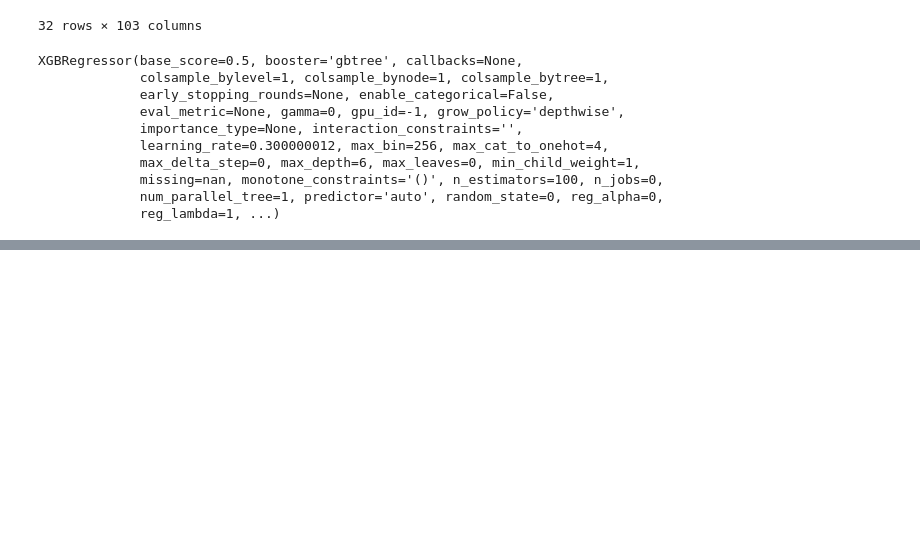
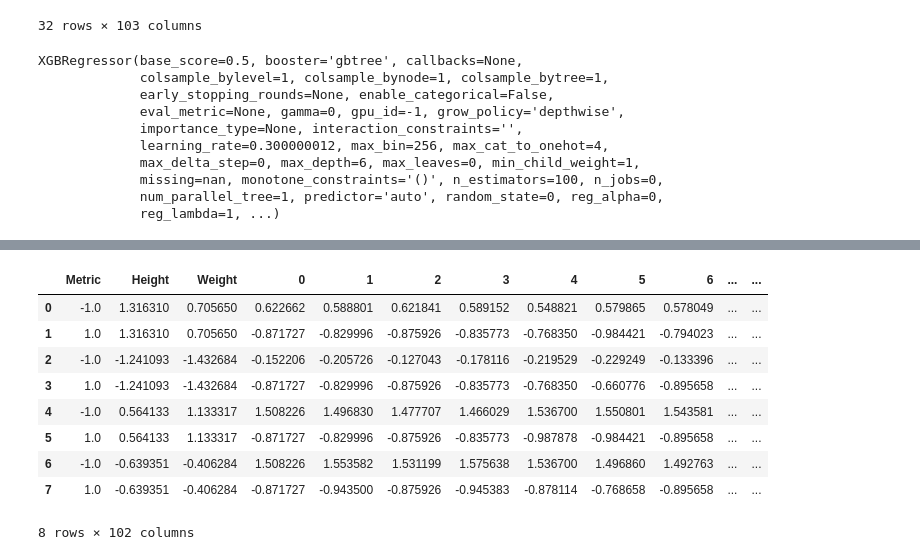
Before and after one commit to Clement733/workout_planner, a Jupyter notebook: model_creation/model_creation.ipynb, the cells around one changed output, grey strips where cells are left out. Cells and saved outputs as stored; diff of their text form; code cells hidden in the pictures; blank space fills up the shorter version.

```diff
--- a/model_creation/model_creation.ipynb
+++ b/model_creation/model_creation.ipynb
@@ -199,0 +200,18 @@ pd.DataFrame(yhat)
+# %%
+x_c = m_chest.drop(columns = ['99'])
+y_c = m_chest['99']
+sts.fit(x_c)
+m_c_p = sts.transform(x_c)
+m_c_p = pd.DataFrame(m_c_p, columns = x_c.columns)
+m_c_p
+# %% [output]
+|  | Metric | Height | Weight | 0 | 1 | 2 | 3 | 4 | 5 | 6 | ... | ... |
+| 0 | -1.0 | 1.316310 | 0.705650 | 0.622662 | 0.588801 | 0.621841 | 0.589152 | 0.548821 | 0.579865 | 0.578049 | ... | ... |
+| 1 | 1.0 | 1.316310 | 0.705650 | -0.871727 | -0.829996 | -0.875926 | -0.835773 | -0.768350 | -0.984421 | -0.794023 | ... | ... |
+| 2 | -1.0 | -1.241093 | -1.432684 | -0.152206 | -0.205726 | -0.127043 | -0.178116 | -0.219529 | -0.229249 | -0.133396 | ... | ... |
+| 3 | 1.0 | -1.241093 | -1.432684 | -0.871727 | -0.829996 | -0.875926 | -0.835773 | -0.768350 | -0.660776 | -0.895658 | ... | ... |
+| 4 | -1.0 | 0.564133 | 1.133317 | 1.508226 | 1.496830 | 1.477707 | 1.466029 | 1.536700 | 1.550801 | 1.543581 | ... | ... |
+| 5 | 1.0 | 0.564133 | 1.133317 | -0.871727 | -0.829996 | -0.875926 | -0.835773 | -0.987878 | -0.984421 | -0.895658 | ... | ... |
+| 6 | -1.0 | -0.639351 | -0.406284 | 1.508226 | 1.553582 | 1.531199 | 1.575638 | 1.536700 | 1.496860 | 1.492763 | ... | ... |
+| 7 | 1.0 | -0.639351 | -0.406284 | -0.871727 | -0.943500 | -0.875926 | -0.945383 | -0.878114 | -0.768658 | -0.895658 | ... | ... |
+8 rows × 102 columns
```
Also changed, not shown: parts of 11 cells of this notebook.
